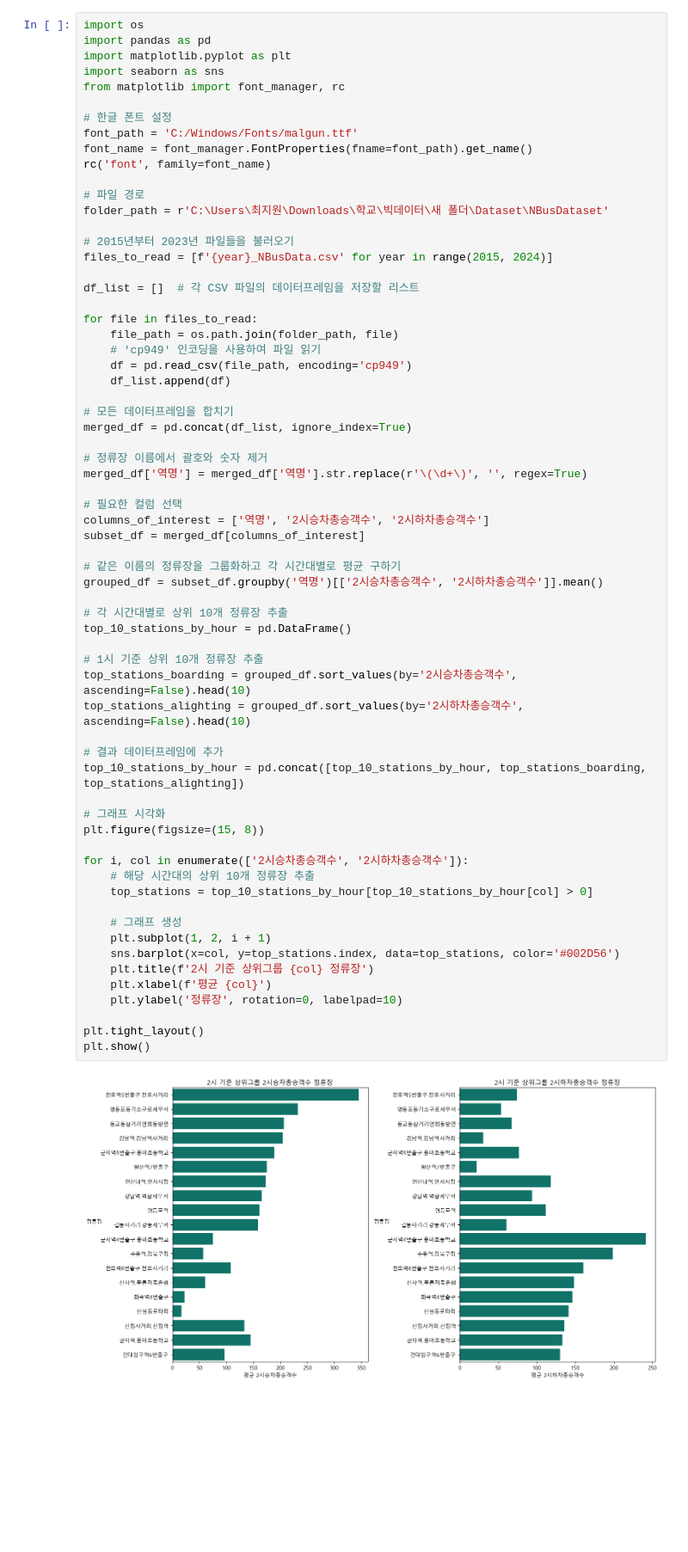
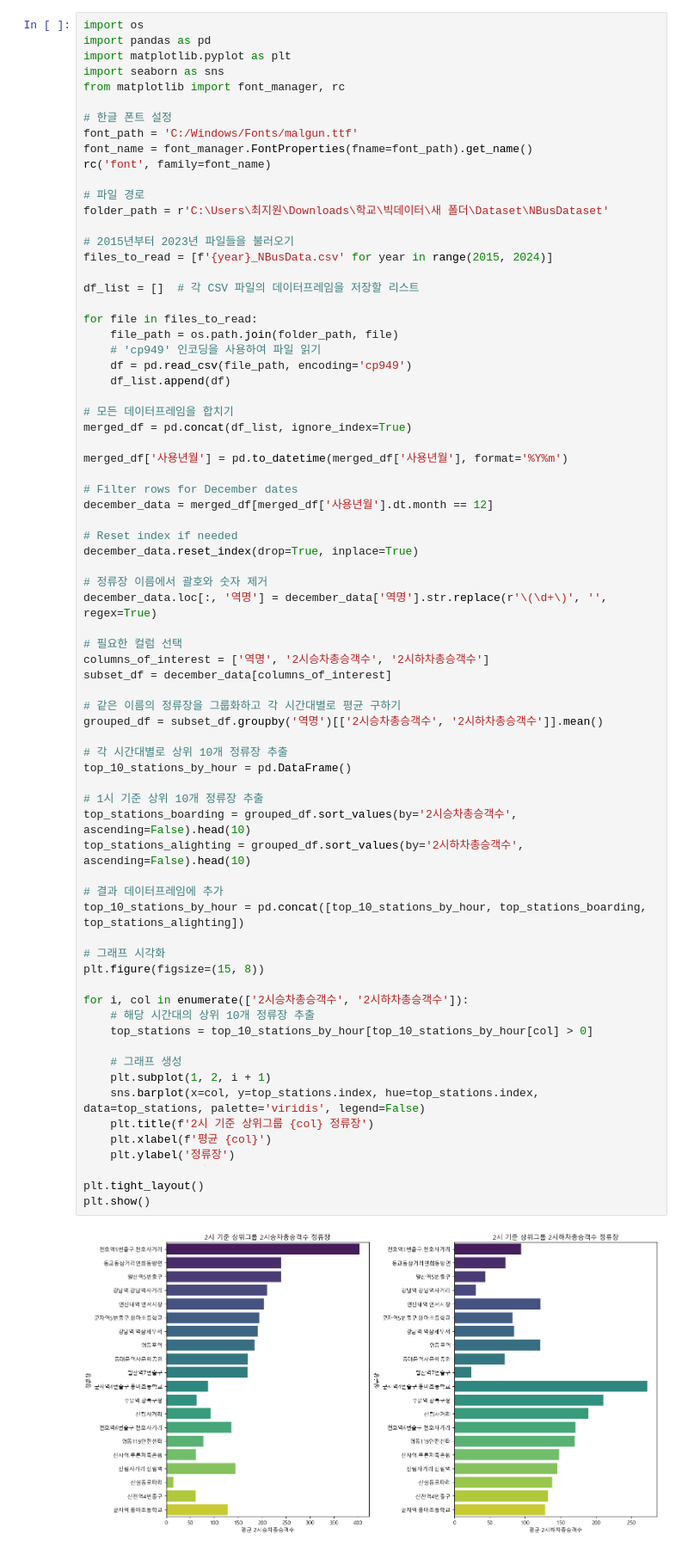
Before and after one commit to YouYeDam/BigData, a Jupyter notebook: NBusPeakTimeStationDecember.ipynb, the cells around one changed output. Shown at 86% size. Drawn from its saved outputs; the diff is of its cells as text; blank space fills up the shorter version.

```diff
--- a/NBusPeakTimeStationDecember.ipynb
+++ b/NBusPeakTimeStationDecember.ipynb
@@ -27,41 +27,49 @@ for file in files_to_read:
 # 모든 데이터프레임을 합치기
 merged_df = pd.concat(df_list, ignore_index=True)
 
+merged_df['사용년월'] = pd.to_datetime(merged_df['사용년월'], format='%Y%m')
+
+# Filter rows for December dates
+december_data = merged_df[merged_df['사용년월'].dt.month == 12]
+
+# Reset index if needed
+december_data.reset_index(drop=True, inplace=True)
+
 # 정류장 이름에서 괄호와 숫자 제거
-merged_df['역명'] = merged_df['역명'].str.replace(r'\(\d+\)', '', regex=True)
+december_data.loc[:, '역명'] = december_data['역명'].str.replace(r'\(\d+\)', '', regex=True)
 
 # 필요한 컬럼 선택
 columns_of_interest = ['역명', '2시승차총승객수', '2시하차총승객수']
-subset_df = merged_df[columns_of_interest]
+subset_df = december_data[columns_of_interest]
 
 # 같은 이름의 정류장을 그룹화하고 각 시간대별로 평균 구하기
 grouped_df = subset_df.groupby('역명')[['2시승차총승객수', '2시하차총승객수']].mean()
 
 # 각 시간대별로 상위 10개 정류장 추출
 top_10_stations_by_hour = pd.DataFrame()
 
 # 1시 기준 상위 10개 정류장 추출
 top_stations_boarding = grouped_df.sort_values(by='2시승차총승객수', ascending=False).head(10)
 top_stations_alighting = grouped_df.sort_values(by='2시하차총승객수', ascending=False).head(10)
 
 # 결과 데이터프레임에 추가
 top_10_stations_by_hour = pd.concat([top_10_stations_by_hour, top_stations_boarding, top_stations_alighting])
 
 # 그래프 시각화
 plt.figure(figsize=(15, 8))
 
 for i, col in enumerate(['2시승차총승객수', '2시하차총승객수']):
     # 해당 시간대의 상위 10개 정류장 추출
     top_stations = top_10_stations_by_hour[top_10_stations_by_hour[col] > 0]
 
     # 그래프 생성
     plt.subplot(1, 2, i + 1)
-    sns.barplot(x=col, y=top_stations.index, data=top_stations, color='#002D56')
+    sns.barplot(x=col, y=top_stations.index, hue=top_stations.index, data=top_stations, palette='viridis', legend=False)
     plt.title(f'2시 기준 상위그룹 {col} 정류장')
     plt.xlabel(f'평균 {col}')
-    plt.ylabel('정류장', rotation=0, labelpad=10)
+    plt.ylabel('정류장')
 
 plt.tight_layout()
 plt.show()
 # %% [output]
-[figure, old version]
+[figure, new version]
```
